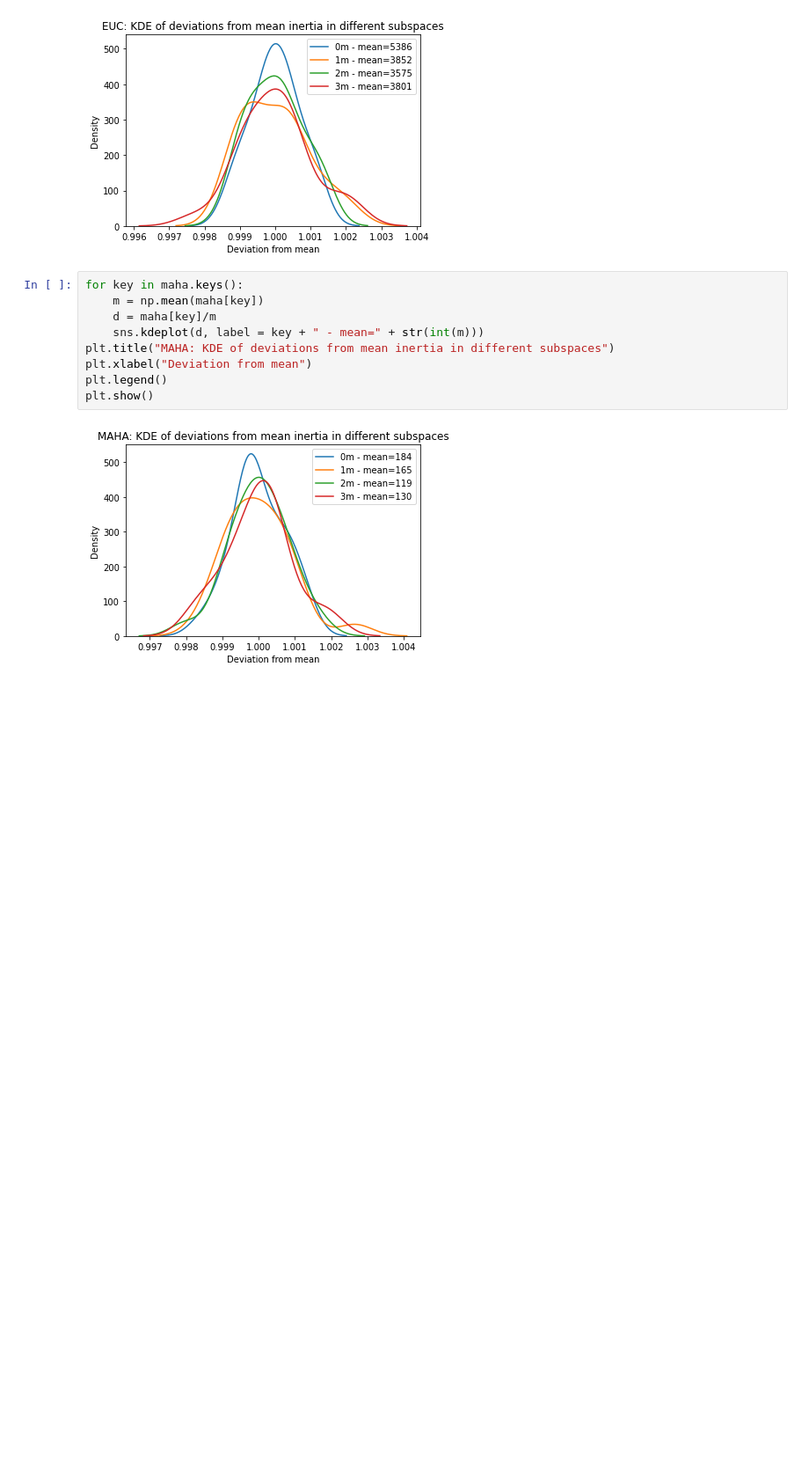
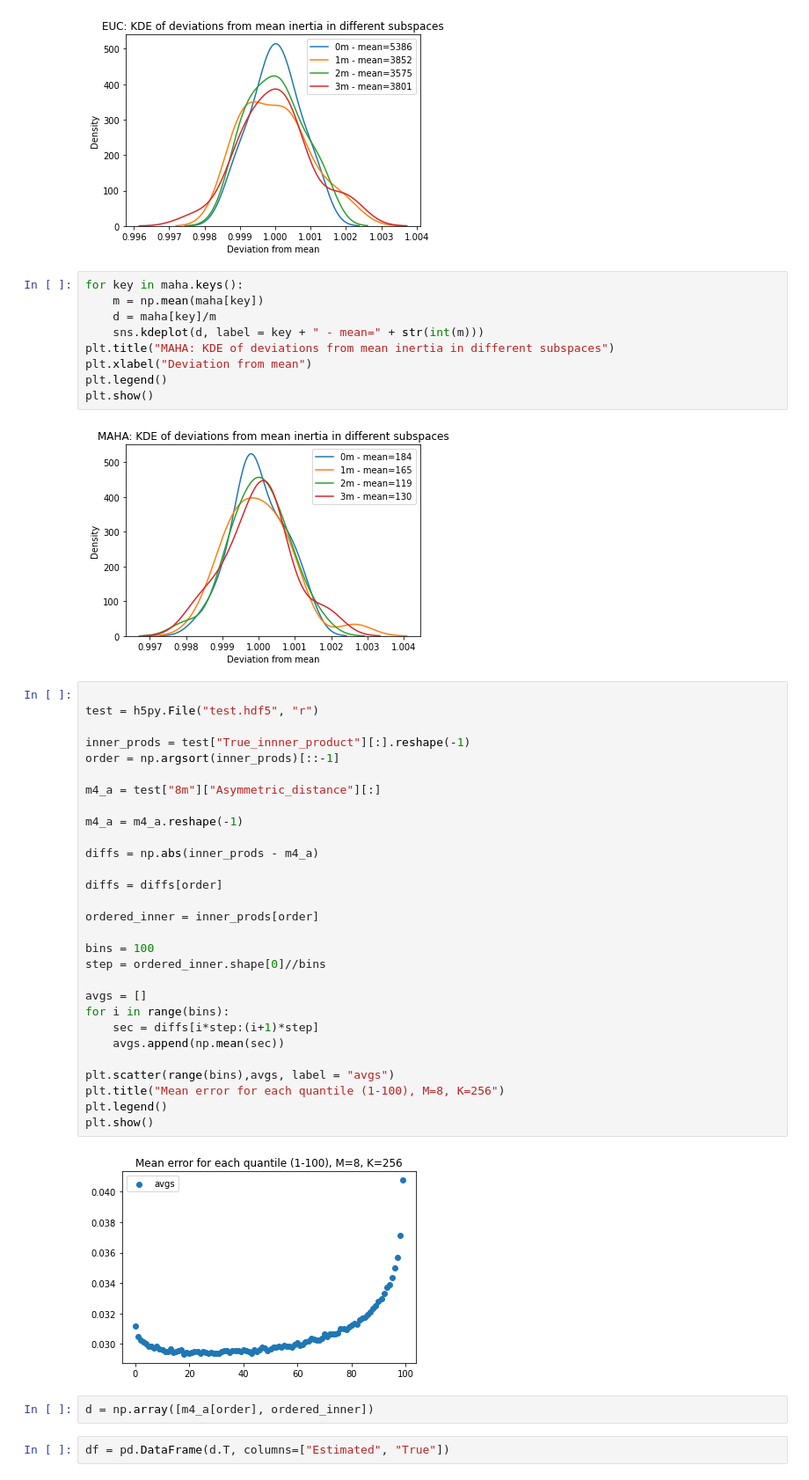
Before and after one commit to TSPoulsen/puffinn, a Jupyter notebook: experiments/results/explore_results.ipynb, the cells around one changed output. Shown at 88% size. Drawn from its saved outputs; the diff is of its cells as text; blank space fills up the shorter version.

```diff
--- a/experiments/results/explore_results.ipynb
+++ b/experiments/results/explore_results.ipynb
@@ -251,3 +252,38 @@ plt.legend()
 plt.show()
 # %% [output]
 [figure]
+# %%
+
+test = h5py.File("test.hdf5", "r")
+
+inner_prods = test["True_innner_product"][:].reshape(-1)
+order = np.argsort(inner_prods)[::-1]
+
+m4_a = test["8m"]["Asymmetric_distance"][:]
+
+m4_a = m4_a.reshape(-1)
+
+diffs = np.abs(inner_prods - m4_a)
+
+diffs = diffs[order]
+
+ordered_inner = inner_prods[order]
+
+bins = 100
+step = ordered_inner.shape[0]//bins
+
+avgs = []
+for i in range(bins):
+    sec = diffs[i*step:(i+1)*step]
+    avgs.append(np.mean(sec))
+
+plt.scatter(range(bins),avgs, label = "avgs")
+plt.title("Mean error for each quantile (1-100), M=8, K=256")
+plt.legend()
+plt.show()
+# %% [output]
+[figure, added]
+# %%
+d = np.array([m4_a[order], ordered_inner])
+# %%
+df = pd.DataFrame(d.T, columns=["Estimated", "True"])
```
Also changed, not shown: parts of 3 cells of this notebook, 4 other files.
